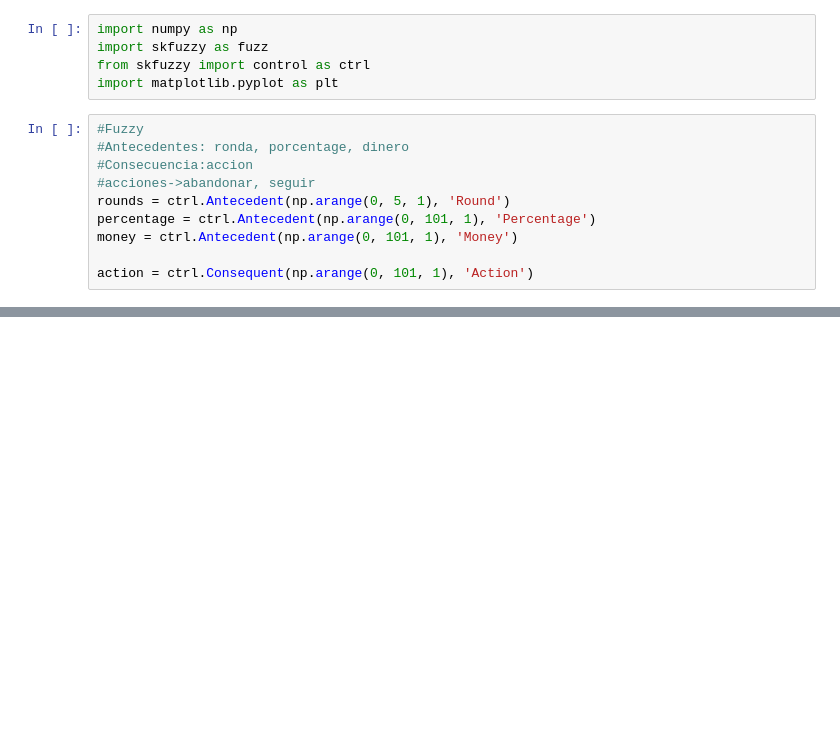
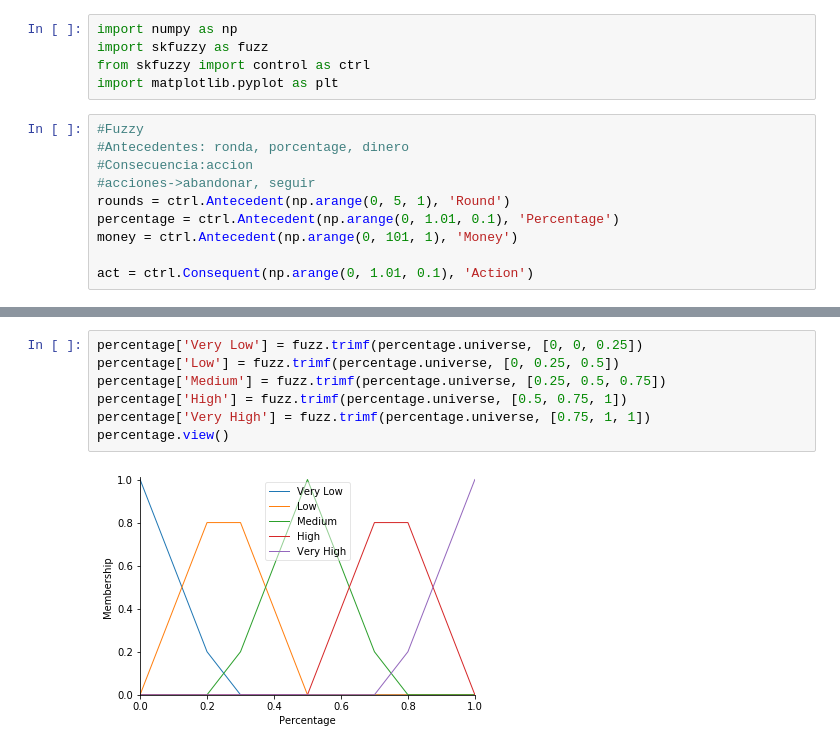
Before and after one commit to Joagai23/SistemasInteligentesPokerBot, a Jupyter notebook: Poker.ipynb, the cells around one changed output, grey strips where cells are left out. Drawn from its saved outputs; the diff is of its cells as text; blank space fills up the shorter version.

```diff
--- a/Poker.ipynb
+++ b/Poker.ipynb
@@ -203,8 +191,8 @@ import matplotlib.pyplot as plt
 #Consecuencia:accion
 #acciones->abandonar, seguir
 rounds = ctrl.Antecedent(np.arange(0, 5, 1), 'Round')
-percentage = ctrl.Antecedent(np.arange(0, 101, 1), 'Percentage')
+percentage = ctrl.Antecedent(np.arange(0, 1.01, 0.1), 'Percentage')
 money = ctrl.Antecedent(np.arange(0, 101, 1), 'Money')
 
-action = ctrl.Consequent(np.arange(0, 101, 1), 'Action')
+act = ctrl.Consequent(np.arange(0, 1.01, 0.1), 'Action')
 # %%
@@ -217,0 +206,9 @@ rounds.view()
+# %%
+percentage['Very Low'] = fuzz.trimf(percentage.universe, [0, 0, 0.25])
+percentage['Low'] = fuzz.trimf(percentage.universe, [0, 0.25, 0.5])
+percentage['Medium'] = fuzz.trimf(percentage.universe, [0.25, 0.5, 0.75])
+percentage['High'] = fuzz.trimf(percentage.universe, [0.5, 0.75, 1])
+percentage['Very High'] = fuzz.trimf(percentage.universe, [0.75, 1, 1])
+percentage.view()
+# %% [output]
+[figure, added]
```
Also changed, not shown: parts of 32 cells of this notebook.
